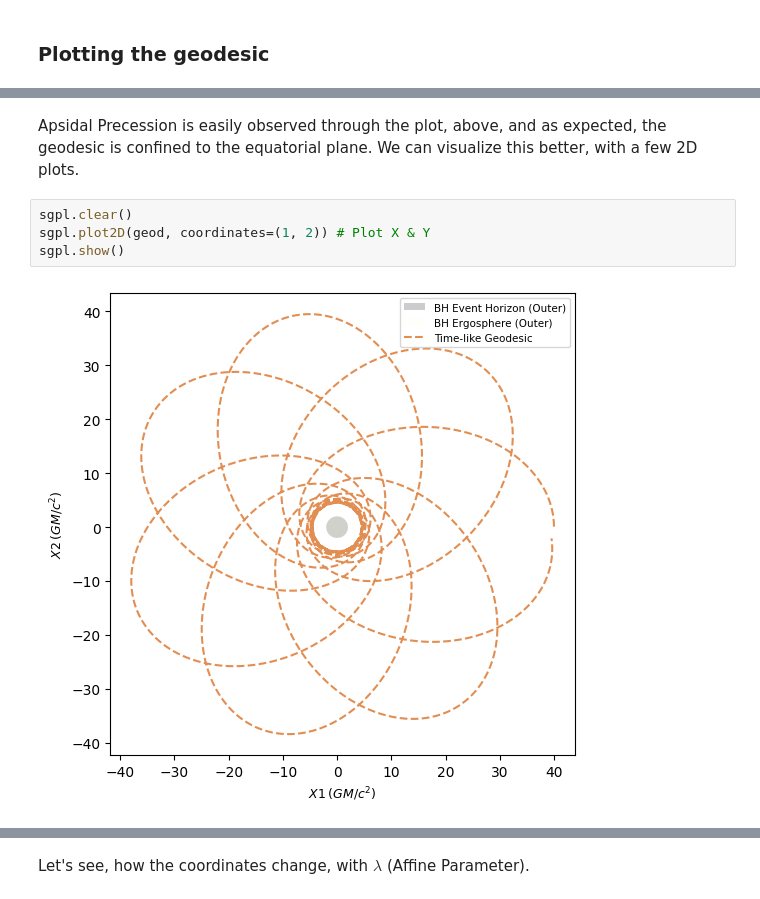
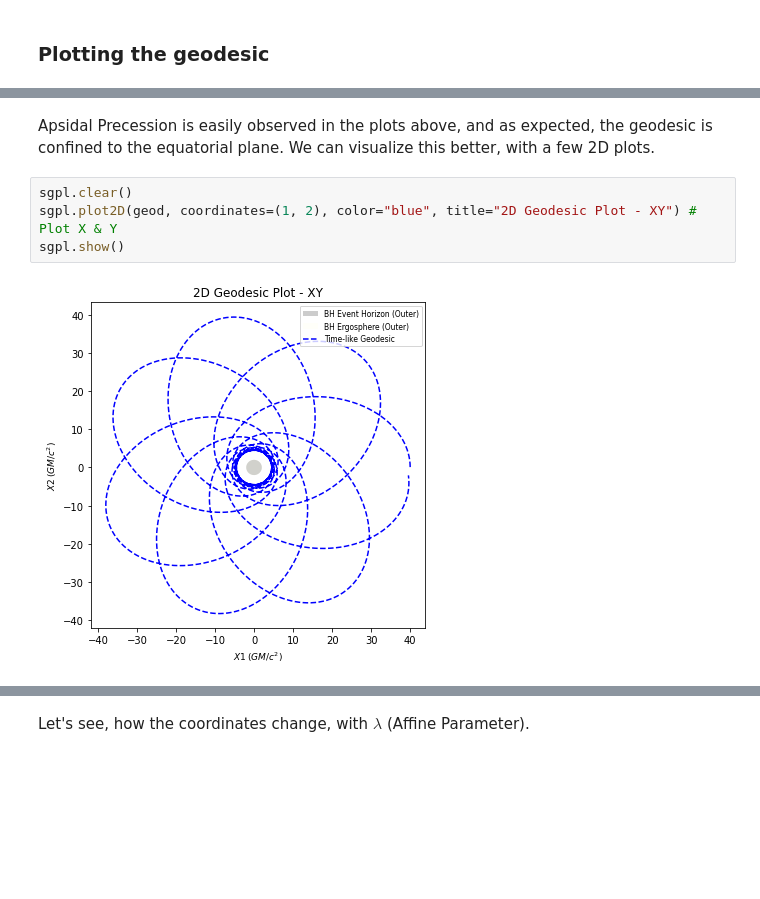
Before and after one commit to einsteinpy/einsteinpy, a Jupyter notebook: docs/source/examples/Visualizing Precession in Schwarzschild Spacetime.ipynb, the cells around one changed output, grey strips where cells are left out. Drawn from its saved outputs; the diff is of its cells as text; blank space fills up the shorter version.

Commit message:
Addresses #626
Added colours, chart titles, newly added arguments  to demonstrate new functionality in example notebooks for `einsteinpy.plotting.geodesic.*`.

```diff
--- a/docs/source/examples/Visualizing Precession in Schwarzschild Spacetime.ipynb
+++ b/docs/source/examples/Visualizing Precession in Schwarzschild Spacetime.ipynb
@@ -43,10 +49,10 @@ sgpl.show()
 # %% [markdown]
-Apsidal Precession is easily observed through the plot, above, and as expected, the geodesic is confined to the equatorial plane. We can visualize this better, with a few 2D plots.
+Apsidal Precession is easily observed in the plots above, and as expected, the geodesic is confined to the equatorial plane. We can visualize this better, with a few 2D plots.
 # %%
 sgpl.clear()
-sgpl.plot2D(geod, coordinates=(1, 2)) # Plot X & Y
+sgpl.plot2D(geod, coordinates=(1, 2), color="blue", title="2D Geodesic Plot - XY") # Plot X & Y
 sgpl.show()
 # %% [output]
-[figure, old version]
+[figure, new version]
 # %%
 sgpl.clear()
```
Also changed, not shown: parts of 5 cells of this notebook.
